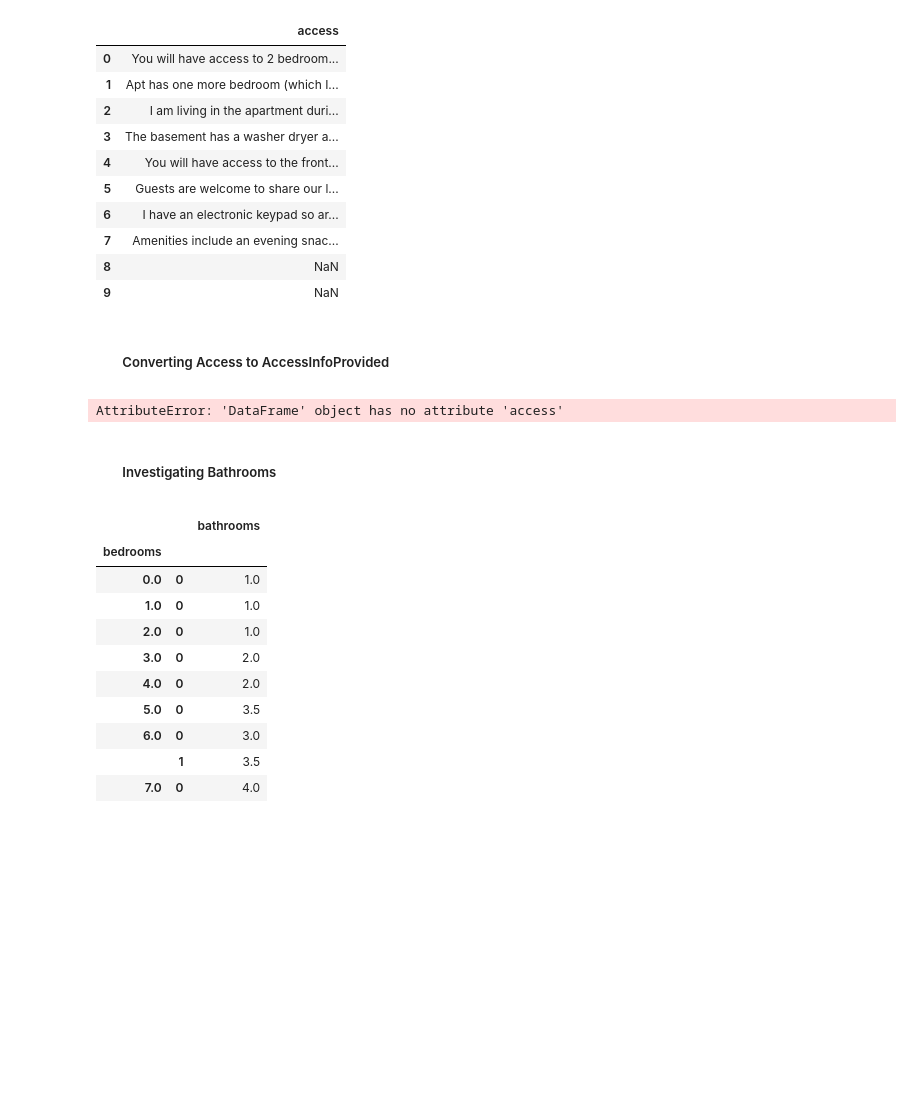
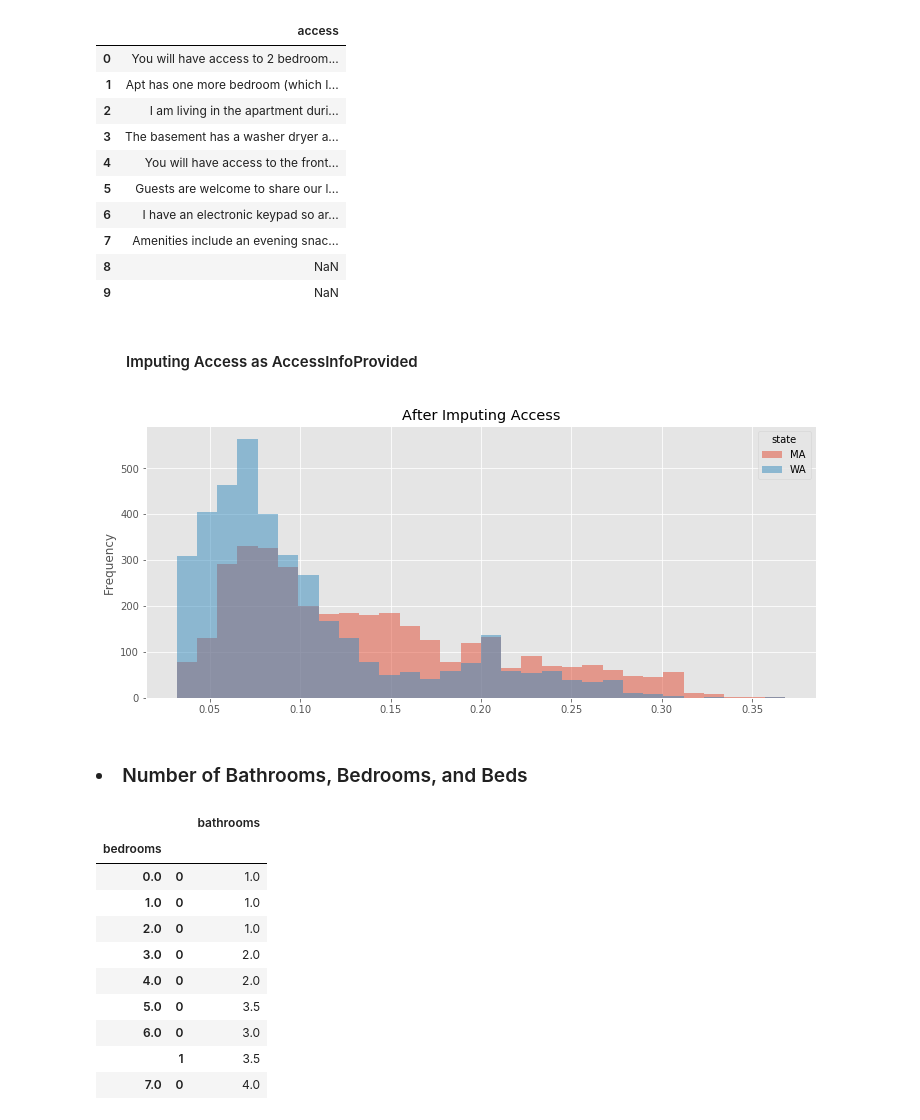
Before and after one commit to samlexrod/airbnb_ml, a Jupyter notebook: Airbnb_Analysis.ipynb, the cells around one changed output. Cells and saved outputs as stored; diff of their text form; code cells hidden in the pictures; blank space fills up the shorter version.

```diff
--- a/Airbnb_Analysis.ipynb
+++ b/Airbnb_Analysis.ipynb
@@ -721,15 +720,8 @@ listings_row_clean[['access']].head(10)
 | 8 | NaN |
 | 9 | NaN |
 # %% [markdown]
-#####  <ol> Converting Access to AccessInfoProvided
+####  <ol> Imputing Access as AccessInfoProvided
 # %%
 # creating the new column for provided access information
 listings_row_clean.loc[:, 'AccessInfoProvided'] = listings_row_clean.access\
-    .where(lambda x: x.isnull(), 1).fillna(0)
-
-# dropping the source of the new column
-listings_row_clean.drop('access', axis=1, inplace=True)
+    .where(lambda x: x.isnull(), 1).fillna(0).copy()
-# %% [output]
-AttributeError: 'DataFrame' object has no attribute 'access'
-# %% [markdown]
-##### <ol> Investigating Bathrooms
@@ -736,3 +731,9 @@ AttributeError: 'DataFrame' object has no attribute 'access'
+# %%
+listing_dist(listings, 30, 'After Imputing Access')
+# %% [output]
+[figure, added]
+# %% [markdown]
+### <li> Number of Bathrooms, Bedrooms, and Beds
 # %%
 bathroom_to_impute = listings_row_clean.groupby('bedrooms').bathrooms
 bathroom_to_impute = bathroom_to_impute.apply(lambda x: x.mode()).to_frame()
```
Also changed, not shown: parts of 60 cells of this notebook.
